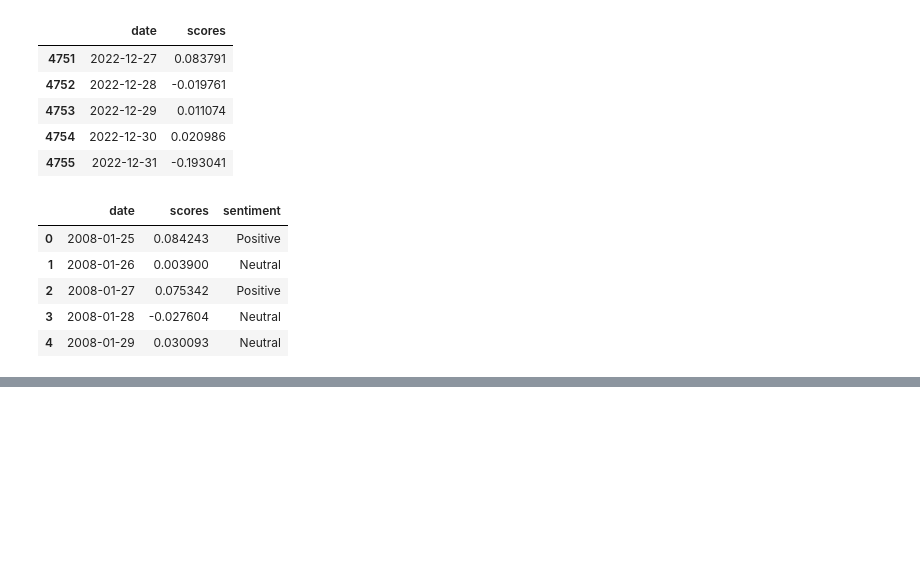
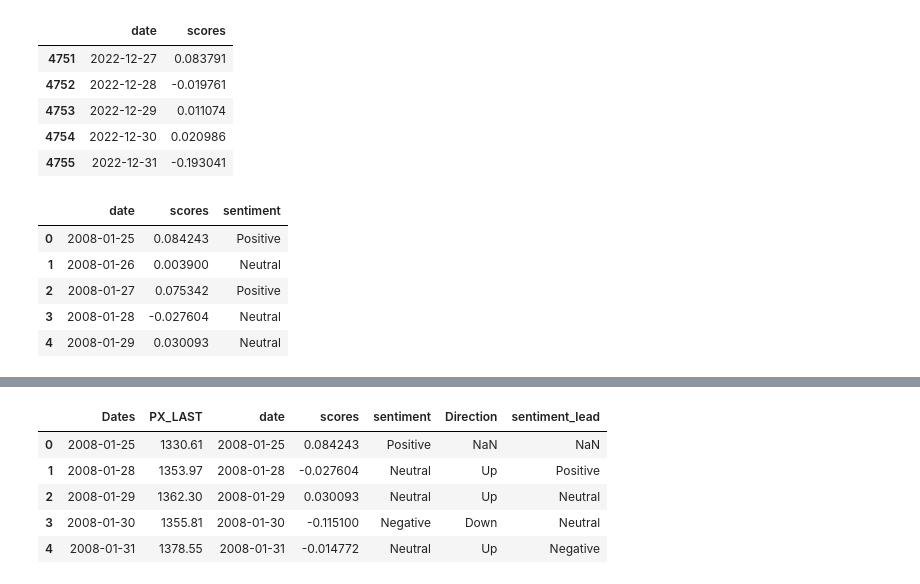
Before and after one commit to sbs23038/MScinDASem2CA1, a Jupyter notebook: CCT_SEM2_CA1_NN.ipynb, the cells around one changed output, grey strips where cells are left out. Drawn from its saved outputs; the diff is of its cells as text; code cells hidden in the pictures; blank space fills up the shorter version.

```diff
--- a/CCT_SEM2_CA1_NN.ipynb
+++ b/CCT_SEM2_CA1_NN.ipynb
@@ -214,3 +199,6 @@ sentiment_df.head()
 | 2 | 2008-01-27 | 0.075342 | Positive |
 | 3 | 2008-01-28 | -0.027604 | Neutral |
 | 4 | 2008-01-29 | 0.030093 | Neutral |
+# %%
+sp_500 = pd.read_excel("SP_500_prices.xlsx")
+sp_500.head()
@@ -216,0 +248,9 @@ sentiment_df.head()
+# %%
+sp_sentiment.head()
+# %% [output]
+|  | Dates | PX_LAST | date | scores | sentiment | Direction | sentiment_lead |
+| 0 | 2008-01-25 | 1330.61 | 2008-01-25 | 0.084243 | Positive | NaN | NaN |
+| 1 | 2008-01-28 | 1353.97 | 2008-01-28 | -0.027604 | Neutral | Up | Positive |
+| 2 | 2008-01-29 | 1362.30 | 2008-01-29 | 0.030093 | Neutral | Up | Neutral |
+| 3 | 2008-01-30 | 1355.81 | 2008-01-30 | -0.115100 | Negative | Down | Neutral |
+| 4 | 2008-01-31 | 1378.55 | 2008-01-31 | -0.014772 | Neutral | Up | Negative |
```
Also changed, not shown: parts of 34 cells of this notebook.
